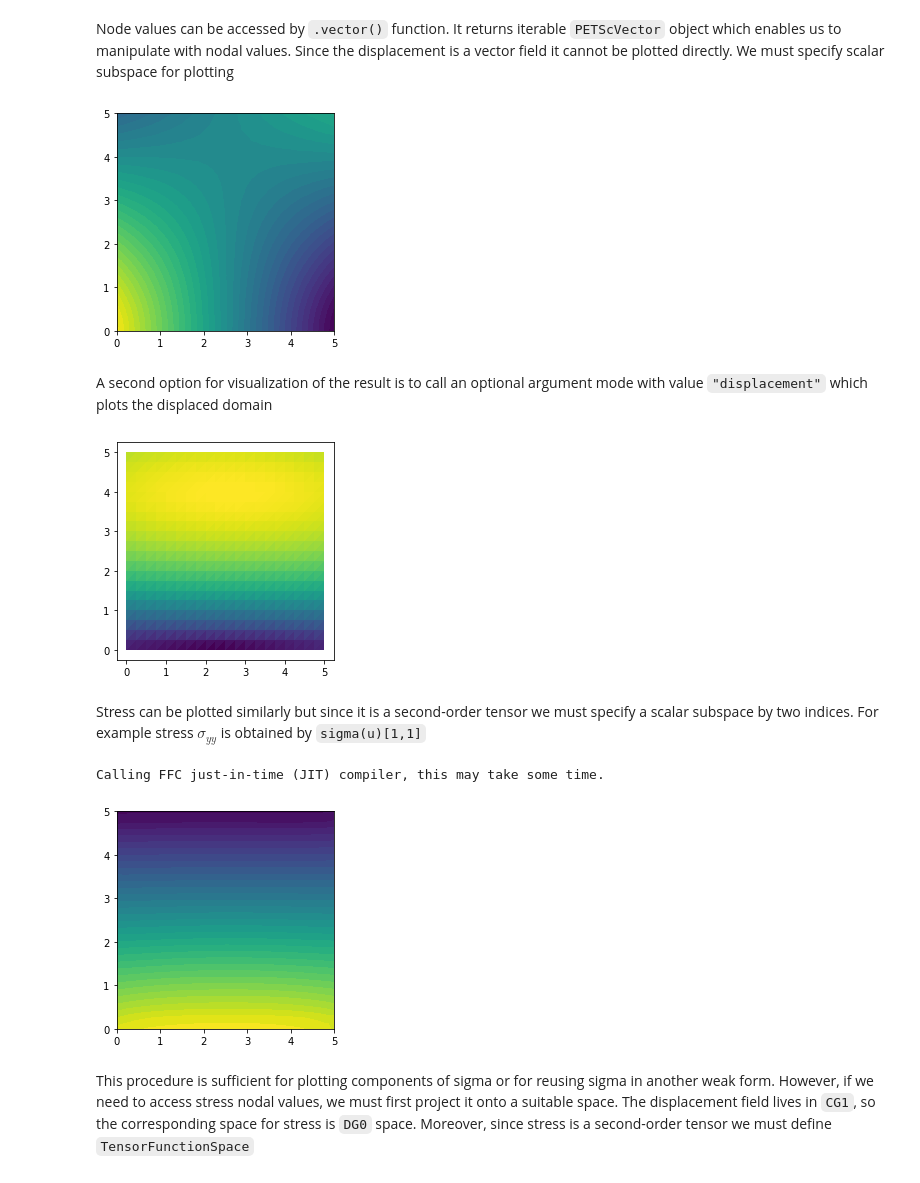
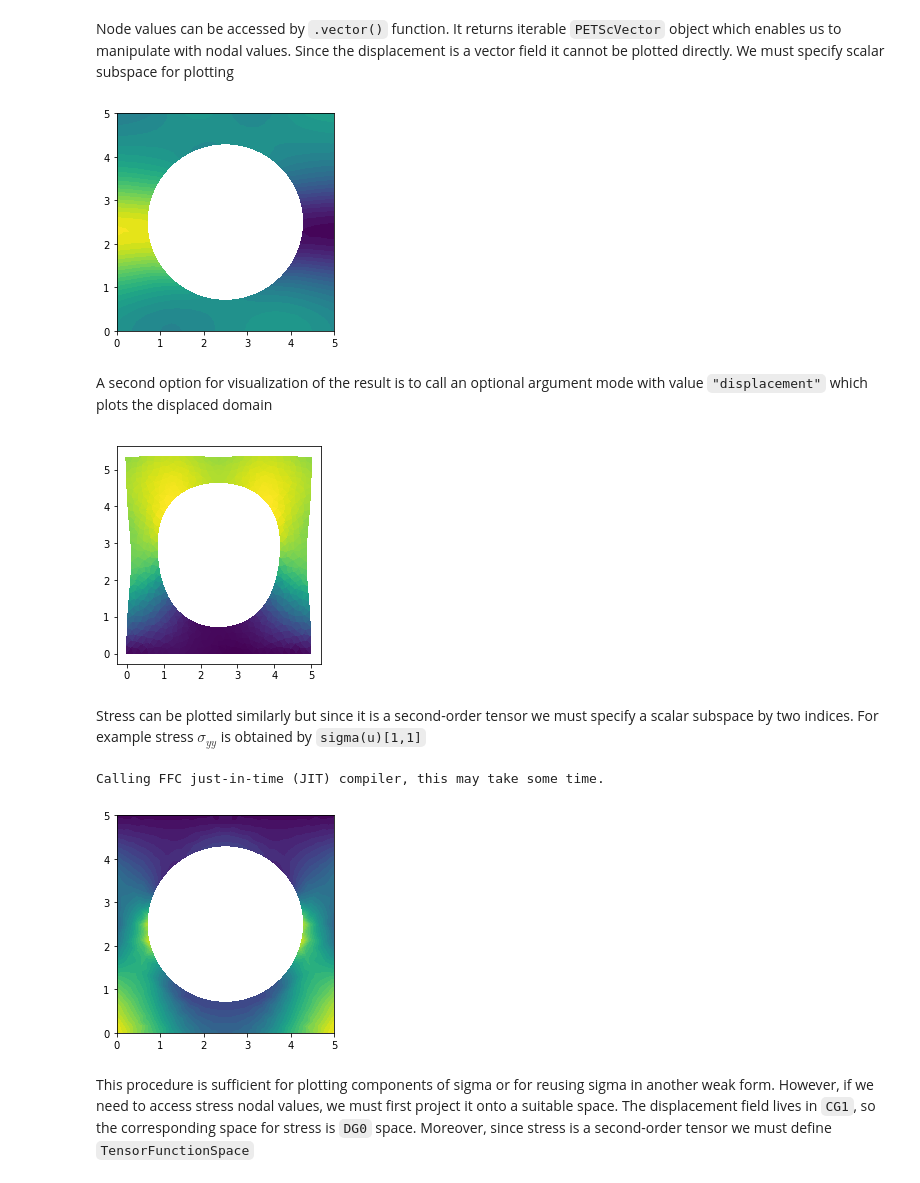
Before and after one commit to georgiosmalik/fenics-course, a Jupyter notebook: docs/source/2DPlaneStrain/2D_Elasticity.ipynb, the cells around one changed output. Drawn from its saved outputs; the diff is of its cells as text; code cells hidden in the pictures.

```diff
--- a/docs/source/2DPlaneStrain/2D_Elasticity.ipynb
+++ b/docs/source/2DPlaneStrain/2D_Elasticity.ipynb
@@ -153,6 +152,7 @@ mesh_quad = fe.UnitSquareMesh.create(n_x, n_y, fe.CellType.Type.quadrilateral)
 # %% [markdown]
 The best option for creating a mesh is loading it as an external `.xml` file using the `Mesh` object
 # %%
-fe.plot(fe.Mesh("external_mesh.xml"))
+mesh = fe.Mesh("external_mesh.xml")
+fe.plot(mesh)
 plt.show()
 # %% [output]
@@ -246,14 +244,14 @@ Node values can be accessed by `.vector()` function. It returns iterable `PETScV
 fe.plot(u.sub(0))
 plt.show()
 # %% [output]
-[figure, old version]
+[figure, new version]
 # %% [markdown]
 A second option for visualization of the result is to call an optional argument mode with value `"displacement"` which plots the displaced domain
 # %%
-fe.plot(u, mode="displacement")
+fe.plot(u*1.0e6, mode="displacement")
 plt.show()
 # %% [output]
-[figure, old version]
+[figure, new version]
 # %% [markdown]
 Stress can be plotted similarly but since it is a second-order tensor we must specify a scalar subspace by two indices. For example stress $\sigma_{yy}$ is obtained by `sigma(u)[1,1]`
 # %%
@@ -262,7 +260,7 @@ fe.plot(stress[1, 1])
 plt.show()
 # %% [output]
 Calling FFC just-in-time (JIT) compiler, this may take some time.
-[figure, old version]
+[figure, new version]
 # %% [markdown]
 This procedure is sufficient for plotting components of sigma or for reusing sigma in another weak form. However, if we need to access stress nodal values, we must first project it onto a suitable space. The displacement field lives in `CG1`, so the corresponding space for stress is `DG0` space. Moreover, since stress is a second-order tensor we must define `TensorFunctionSpace`
 # %%
```
Also changed, not shown: parts of 10 cells of this notebook.
